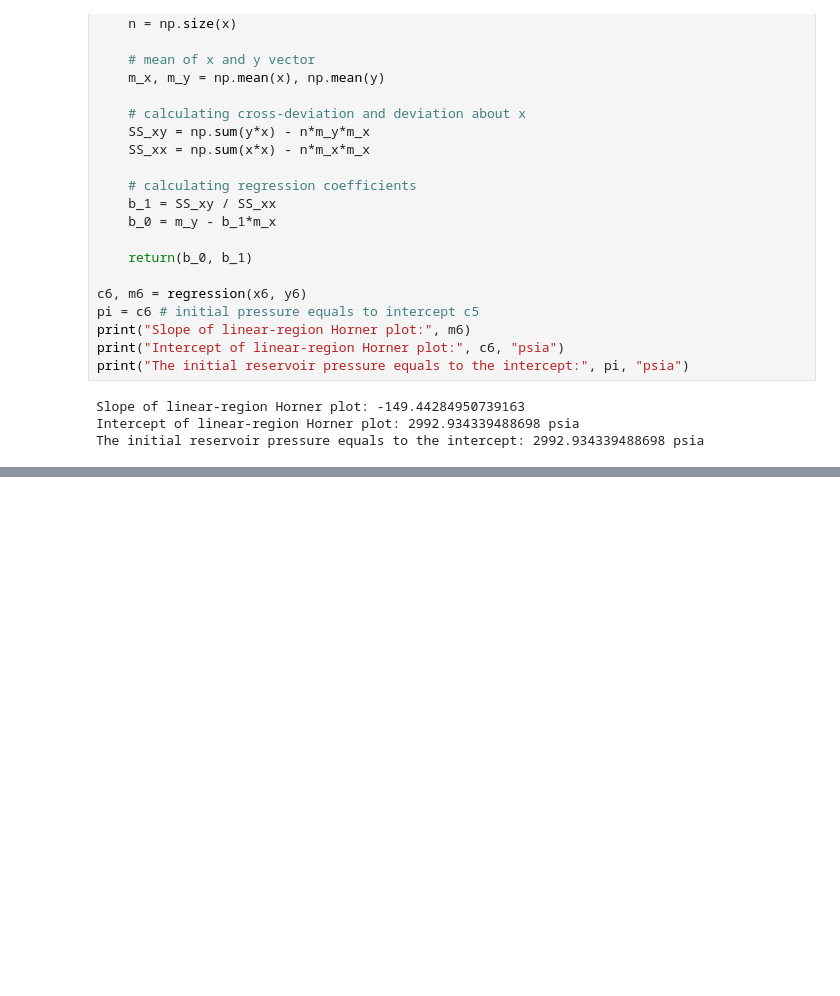
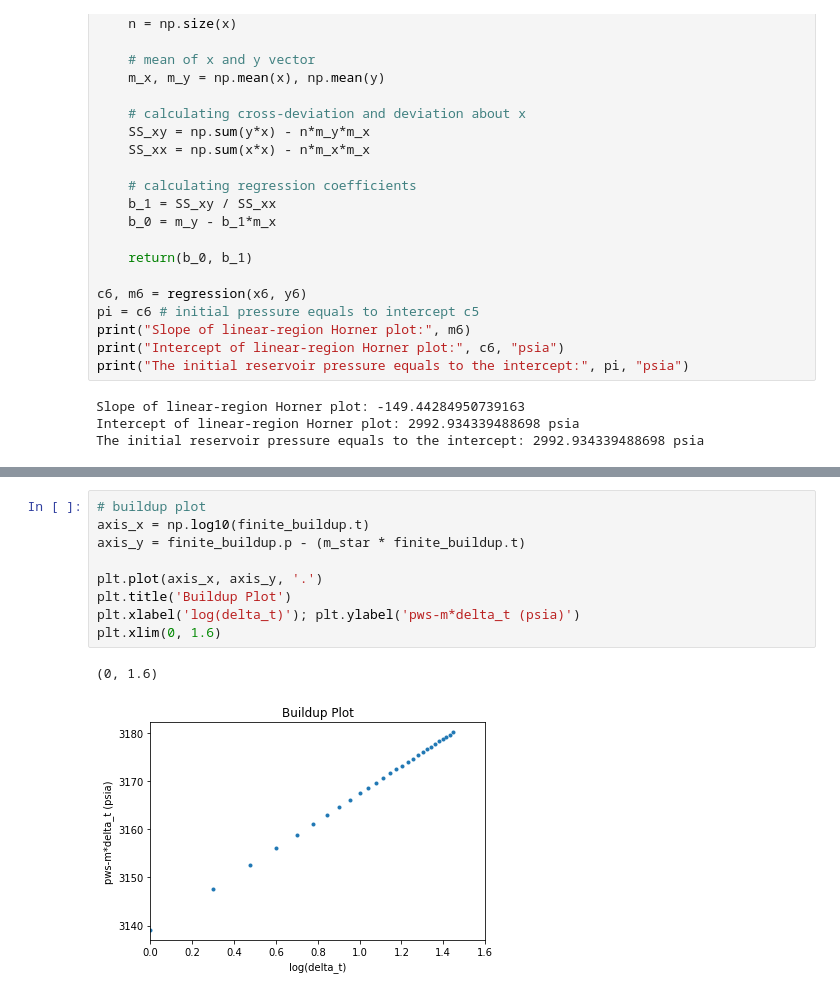
Before and after one commit to yohanesnuwara/reservoir-engineering, a Jupyter notebook: Unit 7 Introduction to Well-Test Analysis/notebook/7_examples_part2.ipynb, the cells around one changed output, grey strips where cells are left out. Cells and saved outputs as stored; diff of their text form; blank space fills up the shorter version.

```diff
--- a/Unit 7 Introduction to Well-Test Analysis/notebook/7_examples_part2.ipynb
+++ b/Unit 7 Introduction to Well-Test Analysis/notebook/7_examples_part2.ipynb
@@ -139,0 +189,12 @@ Permeability-factor from buildup test: 104.12555737054748 mD-ft
+# %%
+# buildup plot
+axis_x = np.log10(finite_buildup.t)
+axis_y = finite_buildup.p - (m_star * finite_buildup.t)
+
+plt.plot(axis_x, axis_y, '.')
+plt.title('Buildup Plot')
+plt.xlabel('log(delta_t)'); plt.ylabel('pws-m*delta_t (psia)')
+plt.xlim(0, 1.6)
+# %% [output]
+(0, 1.6)
+[figure, added]
```
Also changed, not shown: parts of 17 cells of this notebook.
